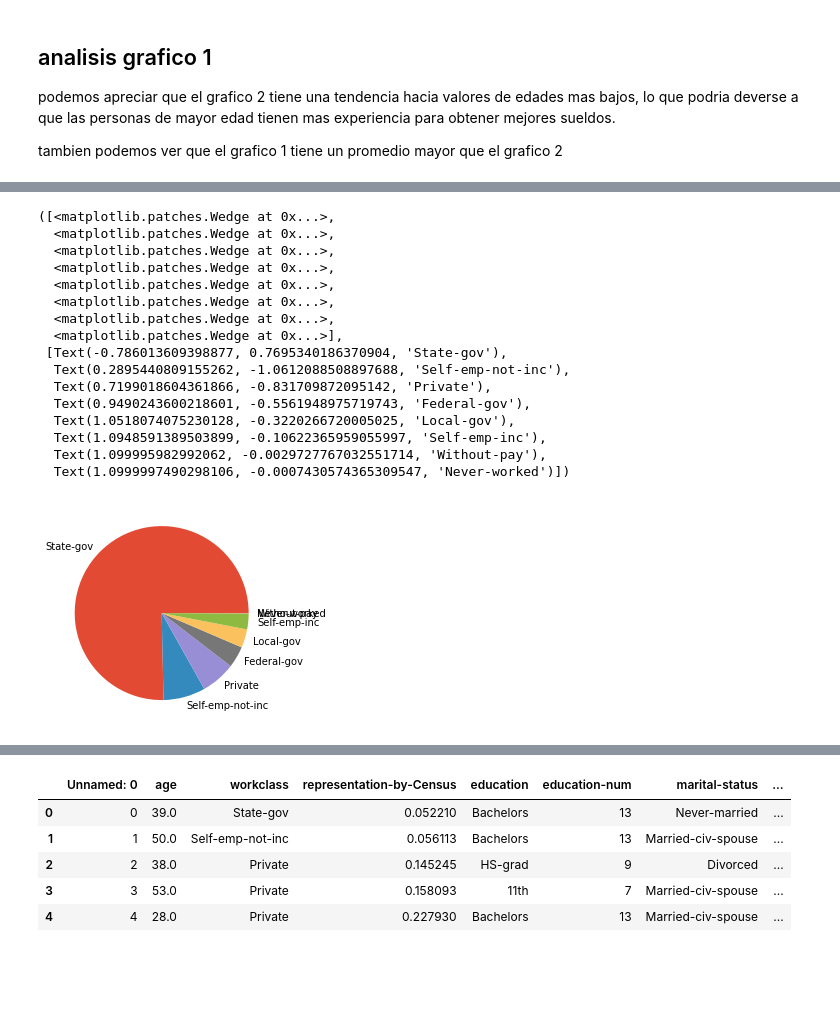
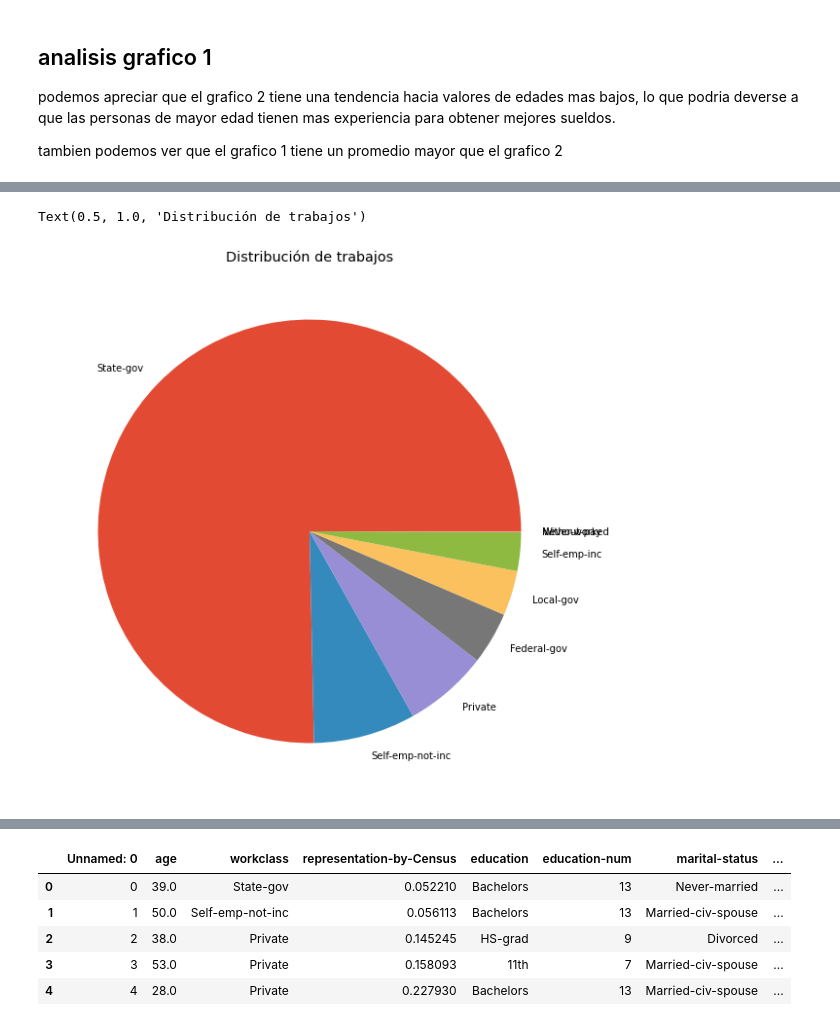
Before and after one commit to KenderWebos/python-data-science, a Jupyter notebook: tarea_3/Main/visualizacion.ipynb, the cells around one changed output, grey strips where cells are left out. Saved outputs shown, nothing was run; the diff lists cells and outputs as text; code cells hidden in the pictures; blank space fills up the shorter version.

```diff
--- a/tarea_3/Main/visualizacion.ipynb
+++ b/tarea_3/Main/visualizacion.ipynb
@@ -273,27 +205,13 @@ Text(0.5, 1.0, '(Male / Female) distribution')
 # %%
 encabezado = ["workclass"]
 df_content = pd.DataFrame(df, columns = encabezado)
 
+plt.figure(0, (10,10))
 plt.pie(df_content["workclass"].value_counts().array, labels=df_content["workclass"].unique())
 plt.title('Distribución de trabajos')
 # %% [output]
-([<matplotlib.patches.Wedge at 0x...>,
-  <matplotlib.patches.Wedge at 0x...>,
-  <matplotlib.patches.Wedge at 0x...>,
-  <matplotlib.patches.Wedge at 0x...>,
-  <matplotlib.patches.Wedge at 0x...>,
-  <matplotlib.patches.Wedge at 0x...>,
-  <matplotlib.patches.Wedge at 0x...>,
-  <matplotlib.patches.Wedge at 0x...>],
- [Text(-0.786013609398877, 0.7695340186370904, 'State-gov'),
-  Text(0.2895440809155262, -1.0612088508897688, 'Self-emp-not-inc'),
-  Text(0.7199018604361866, -0.831709872095142, 'Private'),
-  Text(0.9490243600218601, -0.5561948975719743, 'Federal-gov'),
-  Text(1.0518074075230128, -0.3220266720005025, 'Local-gov'),
-  Text(1.0948591389503899, -0.10622365959055997, 'Self-emp-inc'),
-  Text(1.099995982992062, -0.0029727767032551714, 'Without-pay'),
-  Text(1.0999997490298106, -0.0007430574365309547, 'Never-worked')])
+Text(0.5, 1.0, 'Distribución de trabajos')
-[figure, old version]
+[figure, new version]
 # %%
 encabezado = ["education"]
 df_content = pd.DataFrame(df, columns = encabezado)
```
Also changed, not shown: parts of 9 cells of this notebook.
